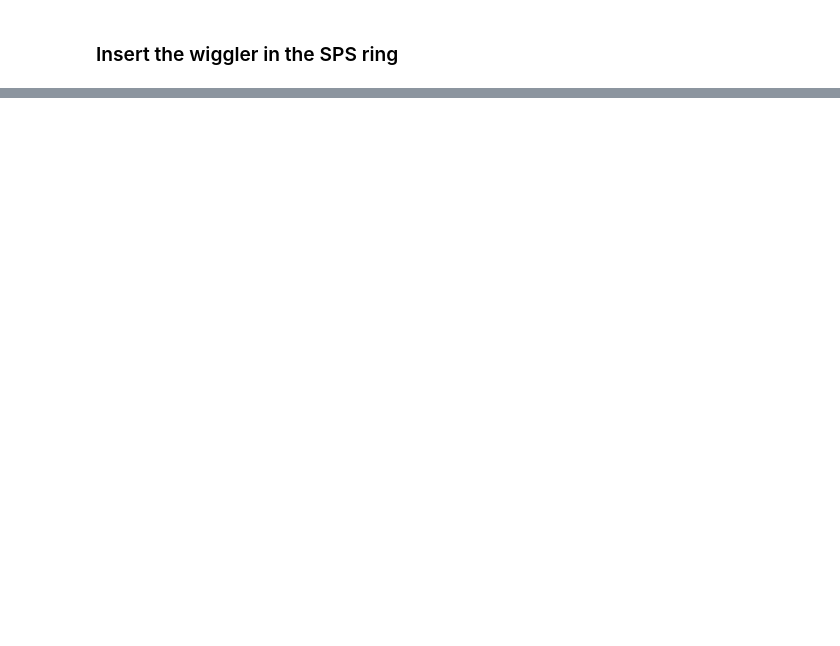
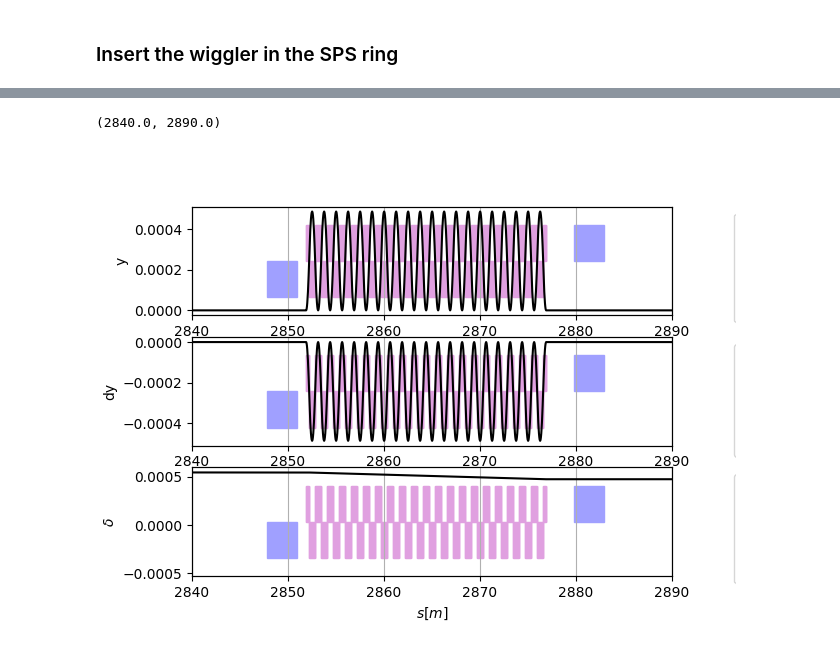
Before and after one commit to xsuite/tutorial_wiggler, a Jupyter notebook: notebook_00_sps_wiggler.ipynb, the cells around one changed output, grey strips where cells are left out. Saved outputs shown, nothing was run; the diff lists cells and outputs as text; code cells hidden in the pictures; blank space fills up the shorter version.

```diff
--- a/notebook_00_sps_wiggler.ipynb
+++ b/notebook_00_sps_wiggler.ipynb
@@ -77,0 +101,17 @@ line.insert(env['wiggler_sliced'], anchor='start', at=1, from_='qd.31710@end')
+# %%
+# Zoom on the wiggler
+plt.figure(figsize=(6.4, 4.8*1.3)
+ax0 = plt.subplot(3,1,1)
+tw.plot('y', ax=ax0)
+plt.ylabel('y')
+ax1 = plt.subplot(3,1,2, sharex=ax0)
+tw.plot('dy', ax=ax1)
+plt.ylabel('dy')
+ax2 = plt.subplot(3,1,3, sharex=ax0)
+tw.plot('delta', ax=ax2)
+plt.ylabel(r'$\delta$')
+plt.subplots_adjust(left=.15)
+plt.xlim(2840, 2890)
+# %% [output]
+(2840.0, 2890.0)
+[figure, added]
```
Also changed, not shown: parts of 5 cells of this notebook.
